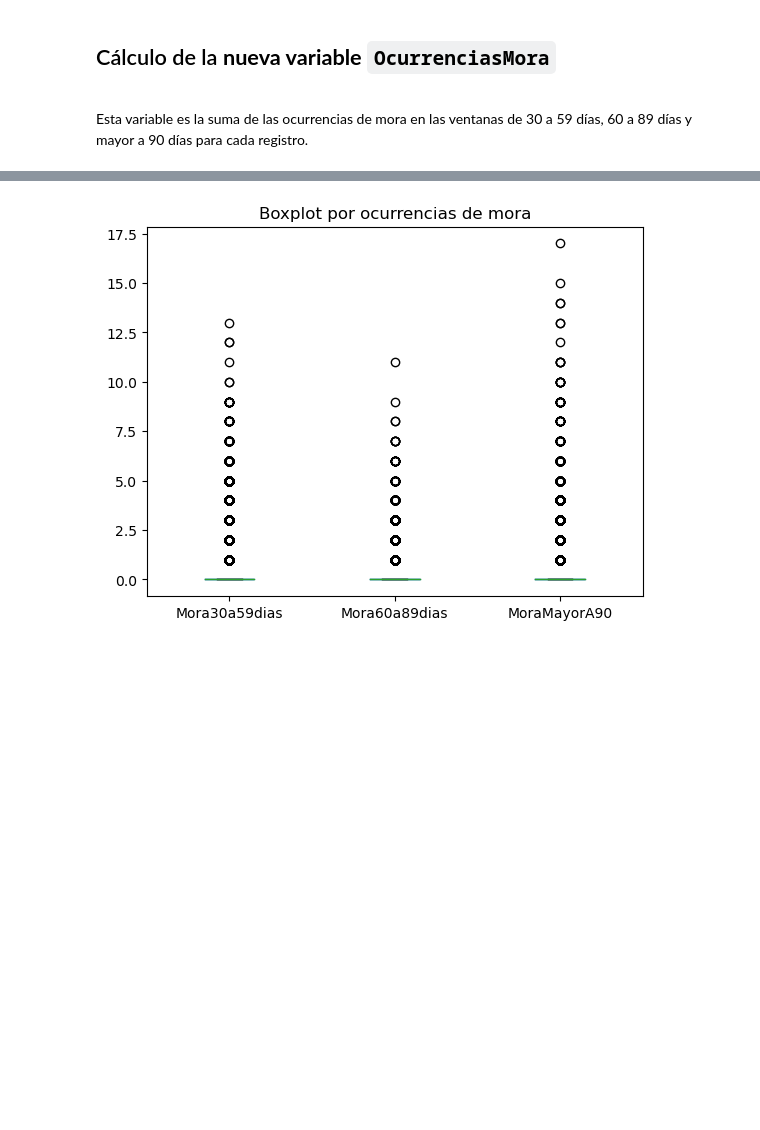
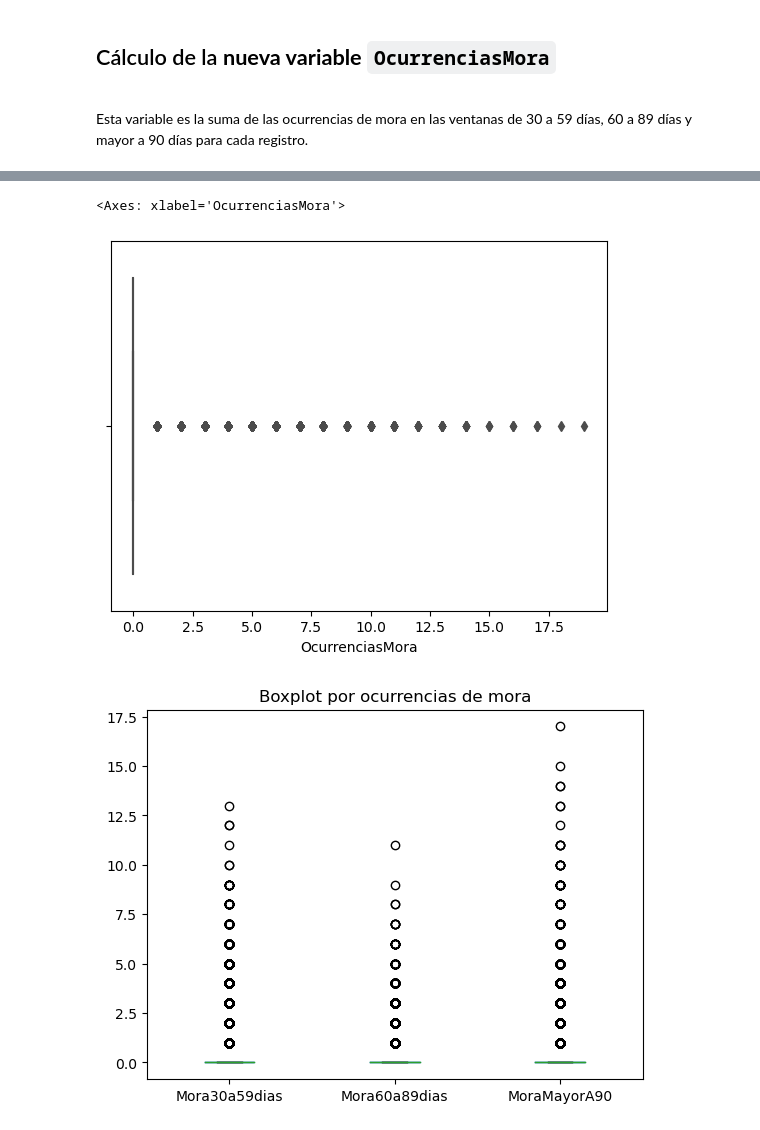
Before and after one commit to 00Fede/givemesomecredit, a Jupyter notebook: Preprocessing.ipynb, the cells around one changed output, grey strips where cells are left out. Cells and saved outputs as stored; diff of their text form; code cells hidden in the pictures; blank space fills up the shorter version.

```diff
--- a/Preprocessing.ipynb
+++ b/Preprocessing.ipynb
@@ -552,3 +561,12 @@ Name: OcurrenciasMora, dtype: float64
+# %%
+# boxplot of variable OcurrenciasMora
+sns.boxplot(
+    x = d['OcurrenciasMora'],
+    color = 'blue'
+)
+# %% [output]
+<Axes: xlabel='OcurrenciasMora'>
+[figure, added]
 # %%
 green_diamond = dict(markerfacecolor='g', marker='D')
 fig, ax = plt.subplots()
```
Also changed, not shown: parts of 21 cells of this notebook.
